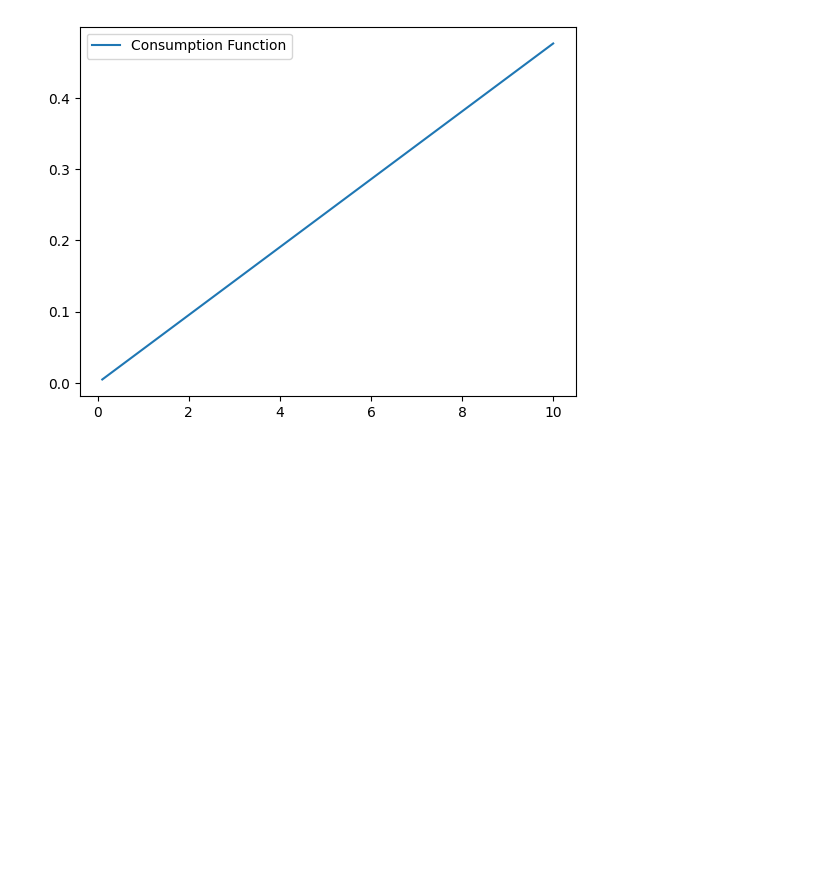
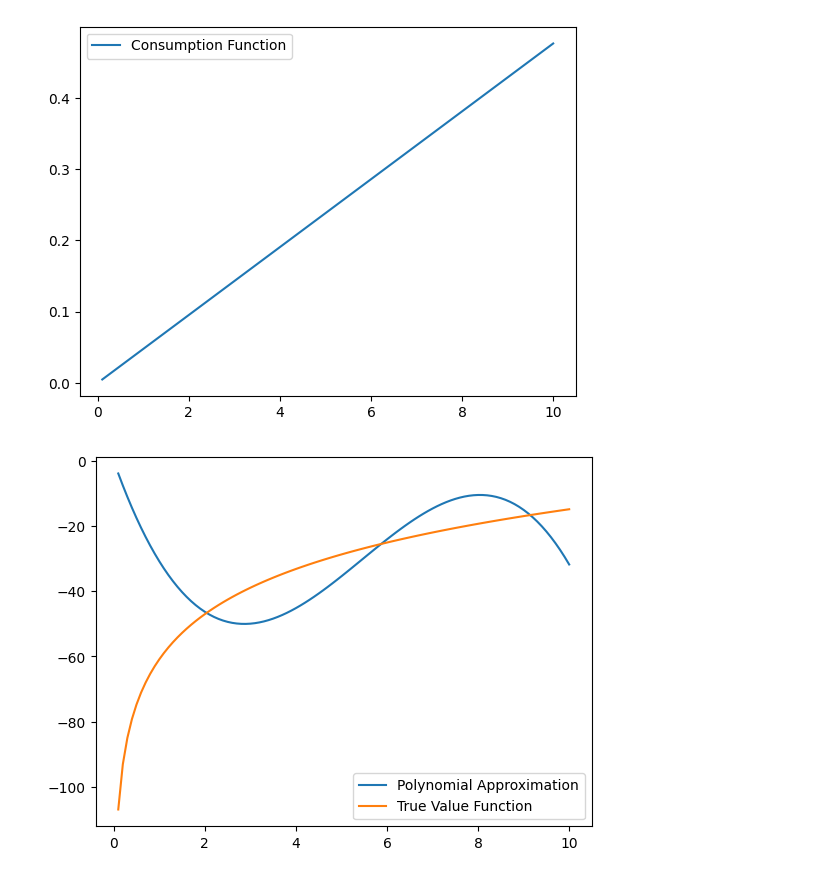
Before and after one commit to TomRutter42/Macro, a Jupyter notebook: TASession4.ipynb, the cells around one changed output. Cells and saved outputs as stored; diff of their text form; code cells hidden in the pictures; blank space fills up the shorter version.

Commit message:
Update TASession4.ipynb
polynomial

```diff
--- a/TASession4.ipynb
+++ b/TASession4.ipynb
@@ -85,3 +85,44 @@ plt.show()
 # %% [output]
 [figure]
 [figure]
+# %%
+## Approximate value function with polynomial
+
+### Define the basis functions
+
+def phi1(x):
+    return x
+
+def phi2(x):
+    return x ** 2
+
+def phi3(x):
+
+    return x ** 3
+
+
+### Define the basis matrix
+
+Phi = np.zeros((100, 3))
+
+for i in range(100):
+    Phi[i, 0] = phi1(a[i])
+    Phi[i, 1] = phi2(a[i])
+    Phi[i, 2] = phi3(a[i])
+
+### Compute the coefficients of the polynomial
+
+coeff = np.linalg.solve(Phi.T @ Phi, Phi.T @ V)
+
+### Compute the value function
+
+V_poly = coeff[0] * phi1(a) + coeff[1] * phi2(a) + coeff[2] * phi3(a)
+
+### Plot the polynomial approximation against the true value function.
+
+plt.plot(a, V_poly, label = 'Polynomial Approximation')
+plt.plot(a, V, label = 'True Value Function')
+plt.legend()
+plt.show()
+# %% [output]
+[figure, added]
```
